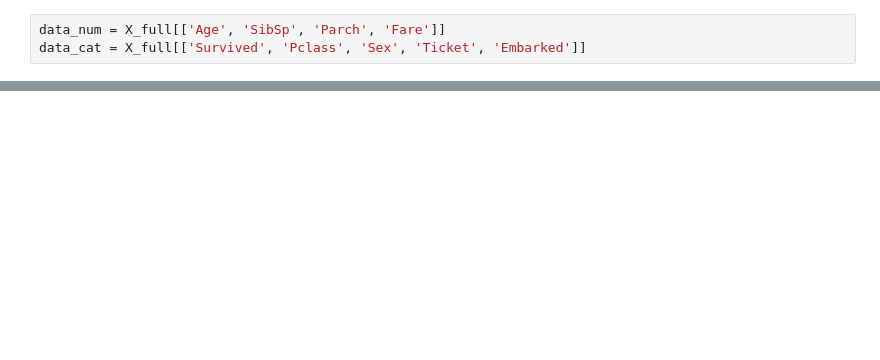
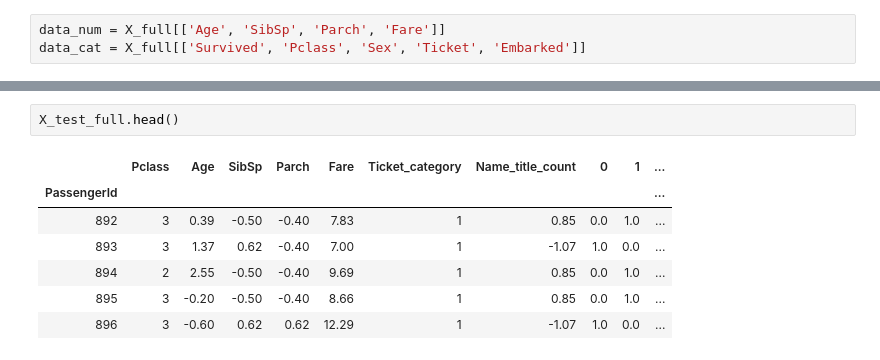
Before and after one commit to mcwilk/ML_classification, a Jupyter notebook: Titanic_ML_model_v1.ipynb, the cells around one changed output, grey strips where cells are left out. Cells and saved outputs as stored; diff of their text form; blank space fills up the shorter version.

```diff
--- a/Titanic_ML_model_v1.ipynb
+++ b/Titanic_ML_model_v1.ipynb
@@ -550,0 +419,10 @@ results.head()
+# %%
+X_test_full.head()
+# %% [output]
+|  | Pclass | Age | SibSp | Parch | Fare | Ticket_category | Name_title_count | 0 | 1 | ... |
+| PassengerId |  |  |  |  |  |  |  |  |  | ... |
+| 892 | 3 | 0.39 | -0.50 | -0.40 | 7.83 | 1 | 0.85 | 0.0 | 1.0 | ... |
+| 893 | 3 | 1.37 | 0.62 | -0.40 | 7.00 | 1 | -1.07 | 1.0 | 0.0 | ... |
+| 894 | 2 | 2.55 | -0.50 | -0.40 | 9.69 | 1 | 0.85 | 0.0 | 1.0 | ... |
+| 895 | 3 | -0.20 | -0.50 | -0.40 | 8.66 | 1 | 0.85 | 0.0 | 1.0 | ... |
+| 896 | 3 | -0.60 | 0.62 | 0.62 | 12.29 | 1 | -1.07 | 1.0 | 0.0 | ... |
```
Also changed, not shown: parts of 101 cells of this notebook, 2 other files.
